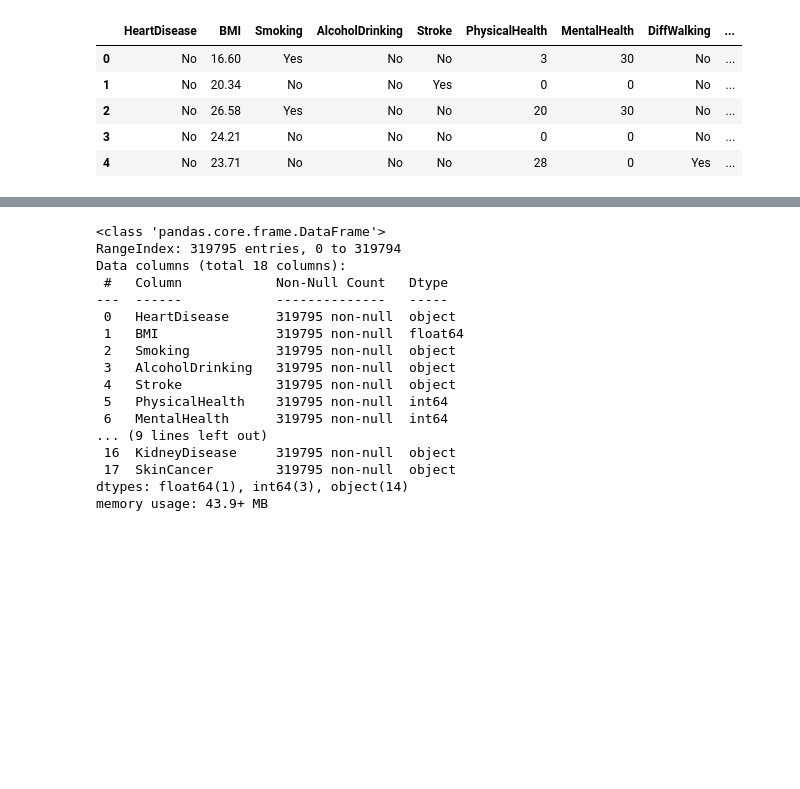
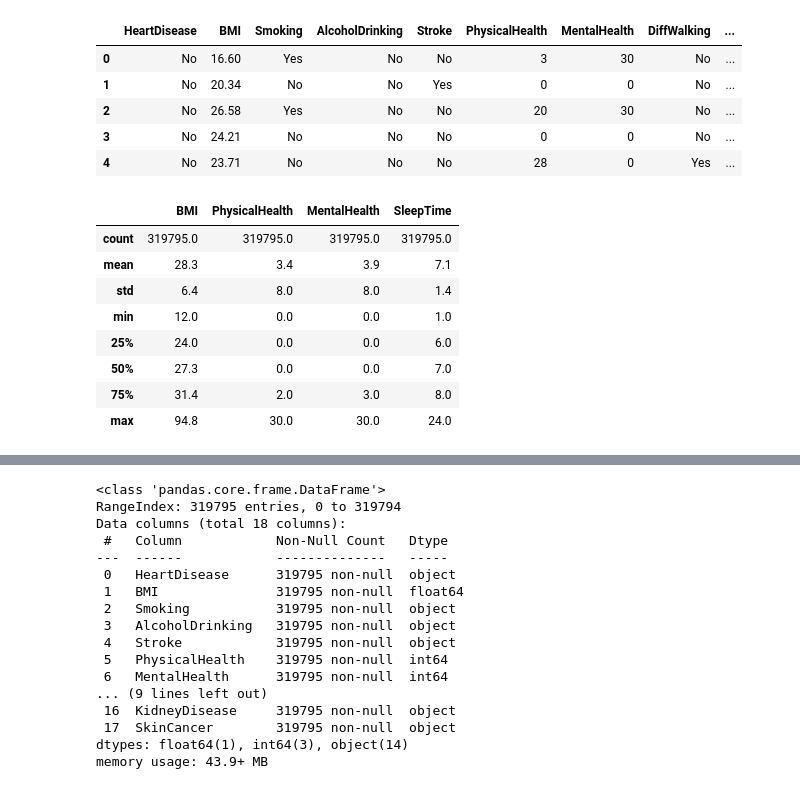
Before and after one commit to FilipJanikulaS22660/ASI_grupa_6, a Jupyter notebook: notebooks/Heart_disease_classification.ipynb, the cells around one changed output, grey strips where cells are left out. Drawn from its saved outputs; the diff is of its cells as text; code cells hidden in the pictures; blank space fills up the shorter version.

```diff
--- a/notebooks/Heart_disease_classification.ipynb
+++ b/notebooks/Heart_disease_classification.ipynb
@@ -62,3 +69,15 @@ data.head()
 | 2 | No | 26.58 | Yes | No | No | 20 | 30 | No | ... |
 | 3 | No | 24.21 | No | No | No | 0 | 0 | No | ... |
 | 4 | No | 23.71 | No | No | No | 28 | 0 | Yes | ... |
+# %%
+data.describe().applymap(lambda x: f"{x:0.1f}")
+# %% [output]
+|  | BMI | PhysicalHealth | MentalHealth | SleepTime |
+| count | 319795.0 | 319795.0 | 319795.0 | 319795.0 |
+| mean | 28.3 | 3.4 | 3.9 | 7.1 |
+| std | 6.4 | 8.0 | 8.0 | 1.4 |
+| min | 12.0 | 0.0 | 0.0 | 1.0 |
+| 25% | 24.0 | 0.0 | 0.0 | 6.0 |
+| 50% | 27.3 | 0.0 | 0.0 | 7.0 |
+| 75% | 31.4 | 2.0 | 3.0 | 8.0 |
+| max | 94.8 | 30.0 | 30.0 | 24.0 |
```
Also changed, not shown: parts of 9 cells of this notebook.
